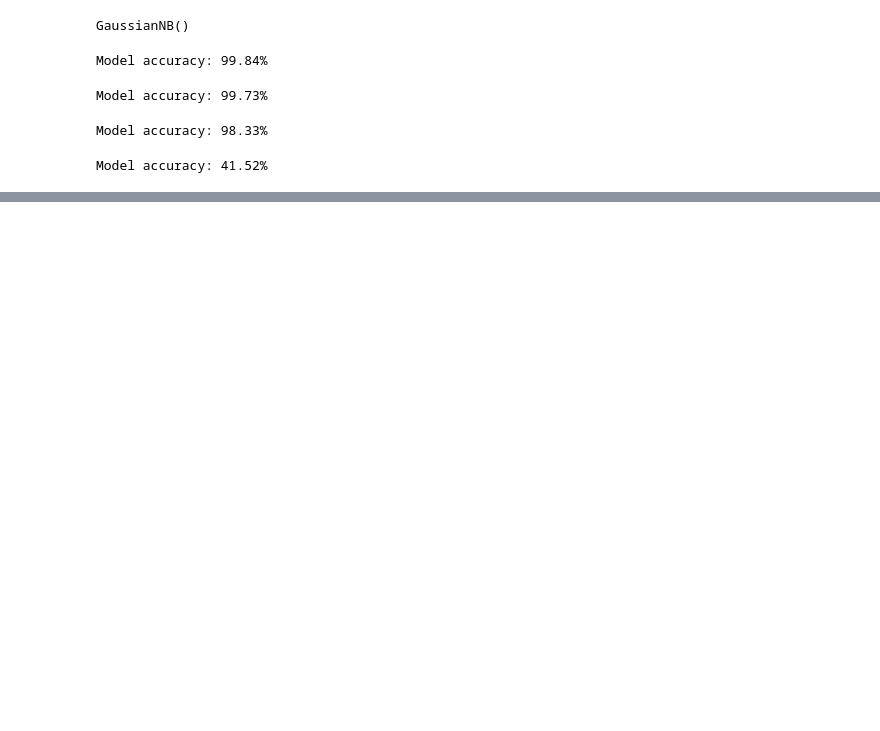
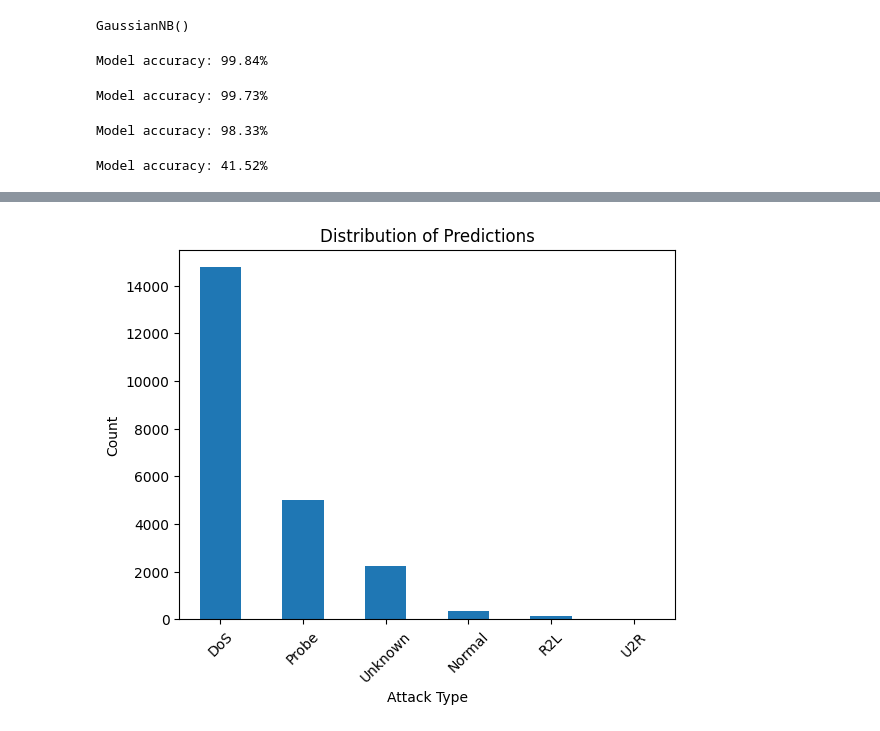
Before and after one commit to VSI12/IDS-Project, a Jupyter notebook: model.ipynb, the cells around one changed output, grey strips where cells are left out. Cells and saved outputs as stored; diff of their text form; code cells hidden in the pictures; blank space fills up the shorter version.

```diff
--- a/model.ipynb
+++ b/model.ipynb
@@ -42,6 +42,7 @@ y = df["label"]
 
 # Encode categorical columns in X if any
 X = pd.get_dummies(X)
+X_columns = X.columns
 
 
 
@@ -55,5 +56,5 @@ y_encoded = label_encoder.fit_transform(y)
 X_train, X_test, y_train, y_test = train_test_split(X, y_encoded, test_size=0.2, random_state=42)
 
 
-print(X_test.head(5))
+X_test.head(5)
 # %% [output]
@@ -134,0 +193,19 @@ print("Model saved as 'IDS-model_Gaussian.joblib'")
+# %%
+ #Assuming `predictions` is your array of predicted labels
+predicted_labels = [label_mapping.get(pred, "Unknown") for pred in predictions1]
+# Create a DataFrame for better visualization
+results_df = pd.DataFrame({
+    'Predicted Label': predicted_labels
+})
+
+# Count the occurrences of each label
+label_counts = results_df['Predicted Label'].value_counts()
+
+# Plotting the distribution of predictions
+label_counts.plot(kind='bar', title='Distribution of Predictions')
+plt.xlabel('Attack Type')
+plt.ylabel('Count')
+plt.xticks(rotation=45)
+plt.show()
+# %% [output]
+[figure, added]
```
Also changed, not shown: parts of 4 cells of this notebook.
